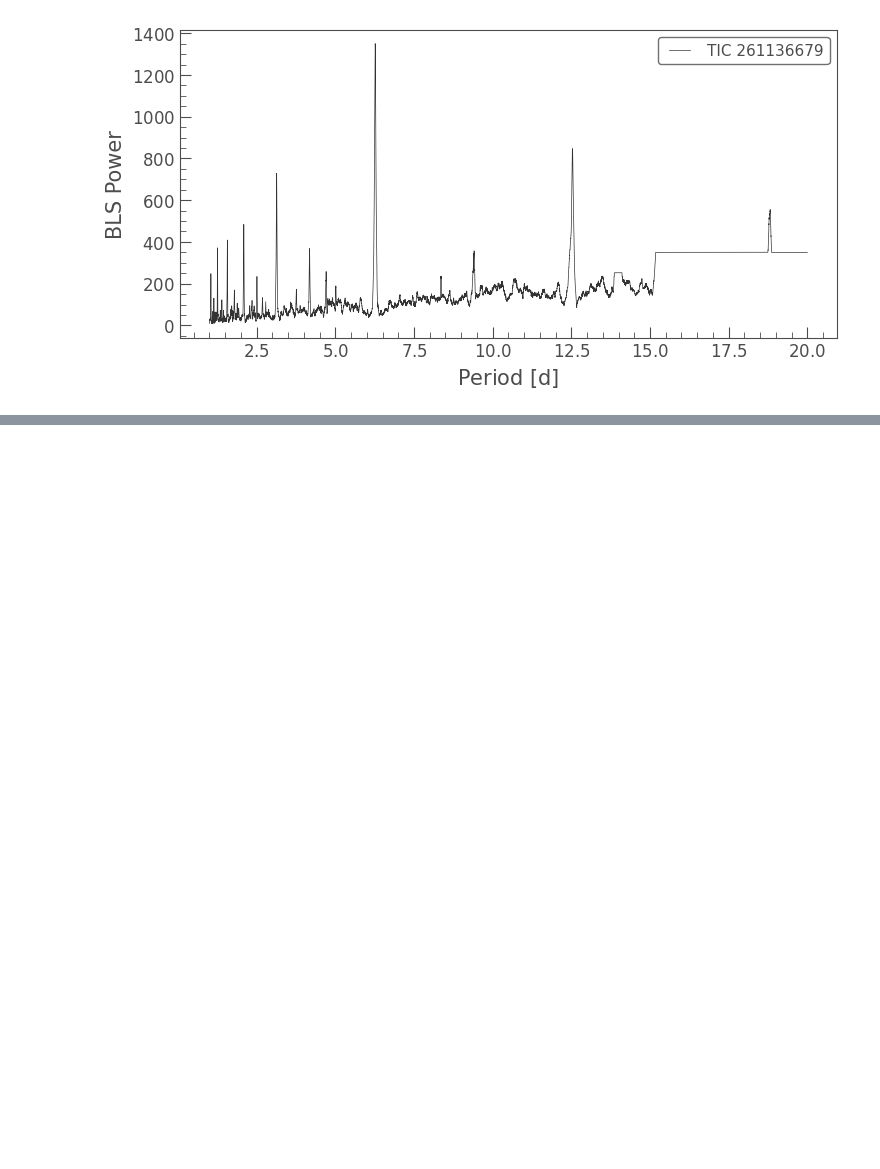
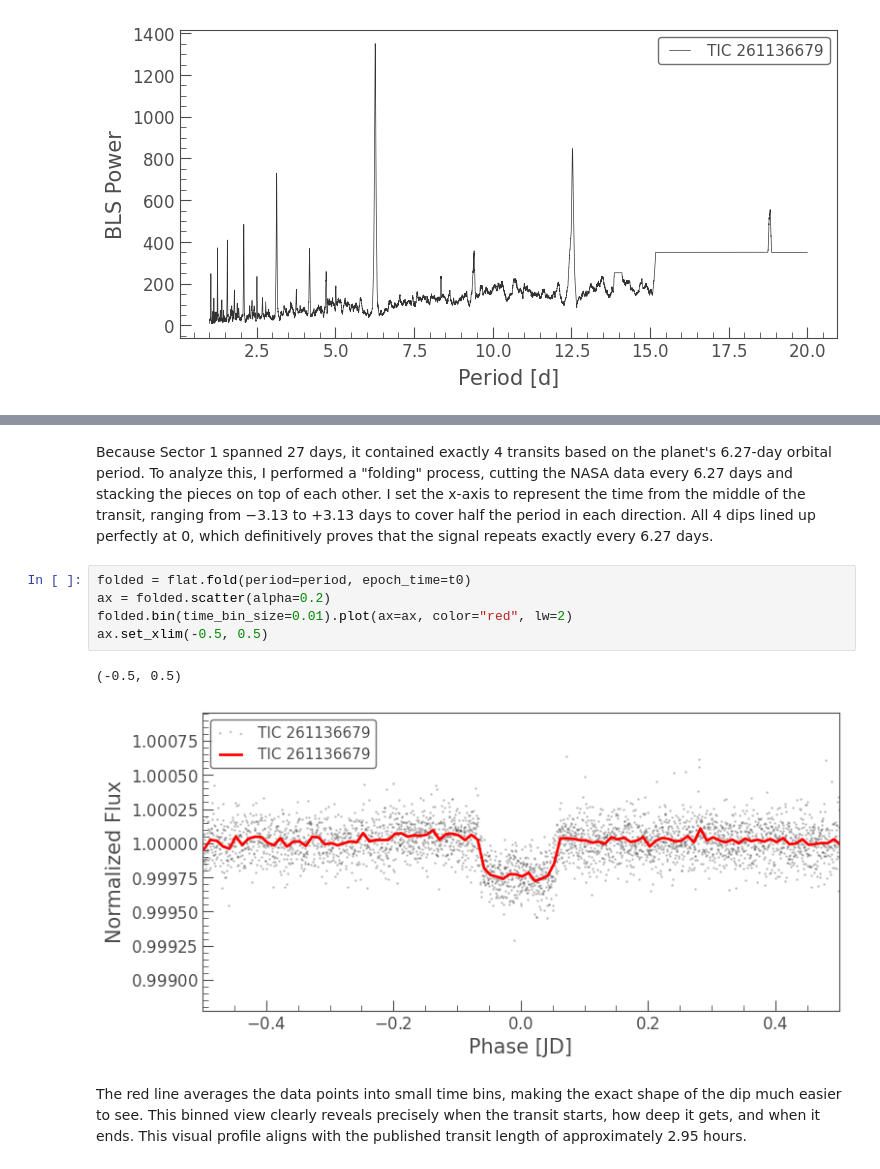
Before and after one commit to hariaksh-101/tess-exoplanet-hunt, a Jupyter notebook: 01_recovering_pi_mensae_c_with_TESS.ipynb, the cells around one changed output, grey strips where cells are left out. Drawn from its saved outputs; the diff is of its cells as text; blank space fills up the shorter version.

```diff
--- a/01_recovering_pi_mensae_c_with_TESS.ipynb
+++ b/01_recovering_pi_mensae_c_with_TESS.ipynb
@@ -76,3 +85,15 @@ flat.fold(period=period, epoch_time=t0).scatter()
 # %% [output]
 <Axes: xlabel='Phase [JD]', ylabel='Normalized Flux'>
 [figure]
+# %% [markdown]
+Because Sector 1 spanned 27 days, it contained exactly 4 transits based on the planet's 6.27-day orbital period. To analyze this, I performed a "folding" process, cutting the NASA data every 6.27 days and stacking the pieces on top of each other. I set the x-axis to represent the time from the middle of the transit, ranging from −3.13 to +3.13 days to cover half the period in each direction. All 4 dips lined up perfectly at 0, which definitively proves that the signal repeats exactly every 6.27 days.
+# %%
+folded = flat.fold(period=period, epoch_time=t0)
+ax = folded.scatter(alpha=0.2)
+folded.bin(time_bin_size=0.01).plot(ax=ax, color="red", lw=2)
+ax.set_xlim(-0.5, 0.5)
+# %% [output]
+(-0.5, 0.5)
+[figure, added]
+# %% [markdown]
+The red line averages the data points into small time bins, making the exact shape of the dip much easier to see. This binned view clearly reveals precisely when the transit starts, how deep it gets, and when it ends. This visual profile aligns with the published transit length of approximately 2.95 hours.
```
Also changed, not shown: parts of 7 cells of this notebook.
